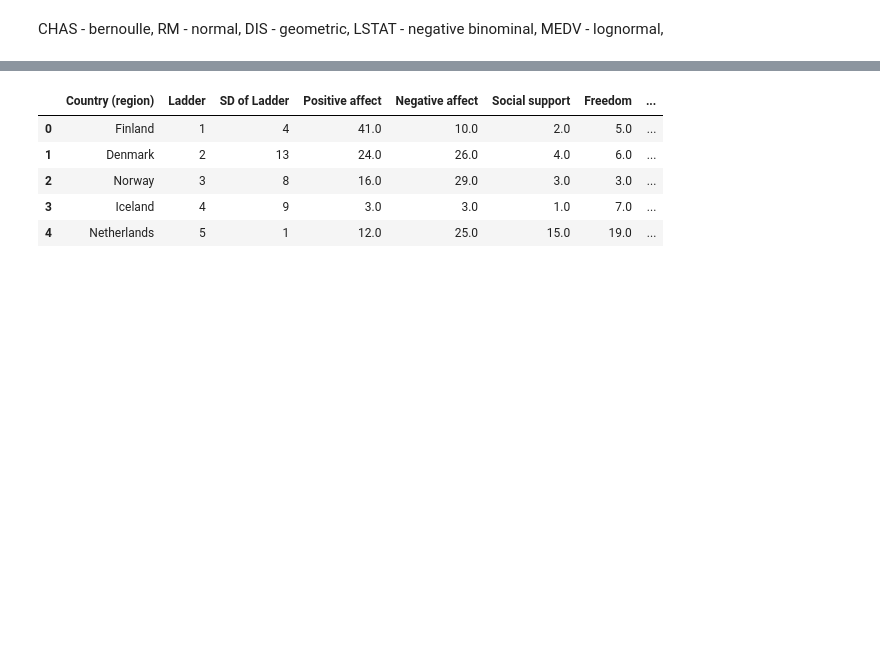
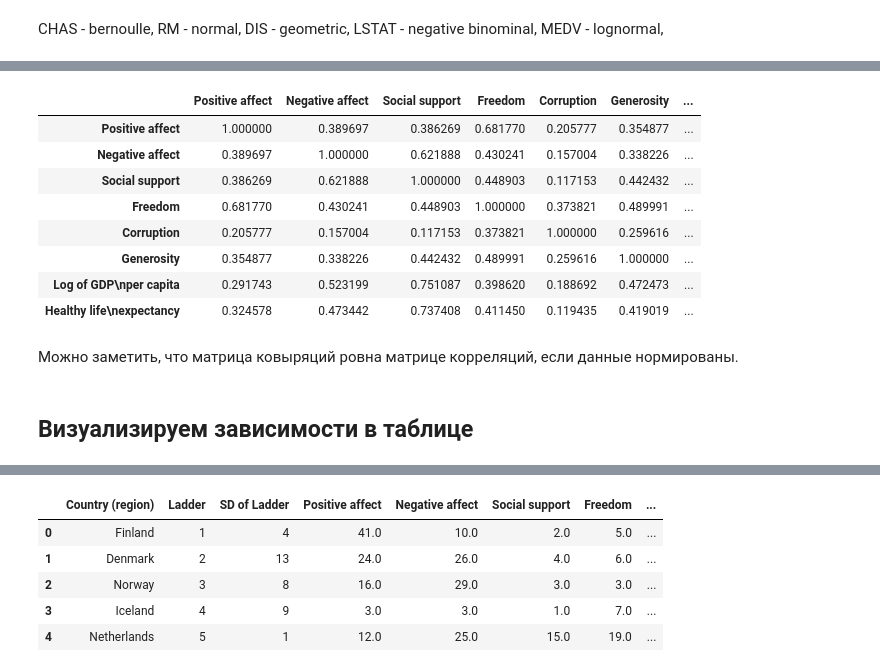
Before and after one commit to DmitryShinkarev/netology.hw, a Jupyter notebook: dz_2.ipynb, the cells around one changed output, grey strips where cells are left out. Drawn from its saved outputs; the diff is of its cells as text; code cells hidden in the pictures; blank space fills up the shorter version.

```diff
--- a/dz_2.ipynb
+++ b/dz_2.ipynb
@@ -72,0 +112,3 @@ df=pd.read_csv(url)
+# %%
+x = df.iloc[:,3:11]
+x.head()
@@ -73,2 +182,18 @@ df=pd.read_csv(url)
+# %%
+x.corr()
+# %% [output]
+|  | Positive affect | Negative affect | Social support | Freedom | Corruption | Generosity | ... |
+| Positive affect | 1.000000 | 0.389697 | 0.386269 | 0.681770 | 0.205777 | 0.354877 | ... |
+| Negative affect | 0.389697 | 1.000000 | 0.621888 | 0.430241 | 0.157004 | 0.338226 | ... |
+| Social support | 0.386269 | 0.621888 | 1.000000 | 0.448903 | 0.117153 | 0.442432 | ... |
+| Freedom | 0.681770 | 0.430241 | 0.448903 | 1.000000 | 0.373821 | 0.489991 | ... |
+| Corruption | 0.205777 | 0.157004 | 0.117153 | 0.373821 | 1.000000 | 0.259616 | ... |
+| Generosity | 0.354877 | 0.338226 | 0.442432 | 0.489991 | 0.259616 | 1.000000 | ... |
+| Log of GDP\nper capita | 0.291743 | 0.523199 | 0.751087 | 0.398620 | 0.188692 | 0.472473 | ... |
+| Healthy life\nexpectancy | 0.324578 | 0.473442 | 0.737408 | 0.411450 | 0.119435 | 0.419019 | ... |
+# %% [markdown]
+Можно заметить, что матрица ковыряций ровна матрице корреляций, если данные нормированы.
+# %% [markdown]
+## Визуализируем зависимости в таблице
 # %%
 sns.set(style="ticks", color_codes=True)
```
Also changed, not shown: parts of 27 cells of this notebook.
